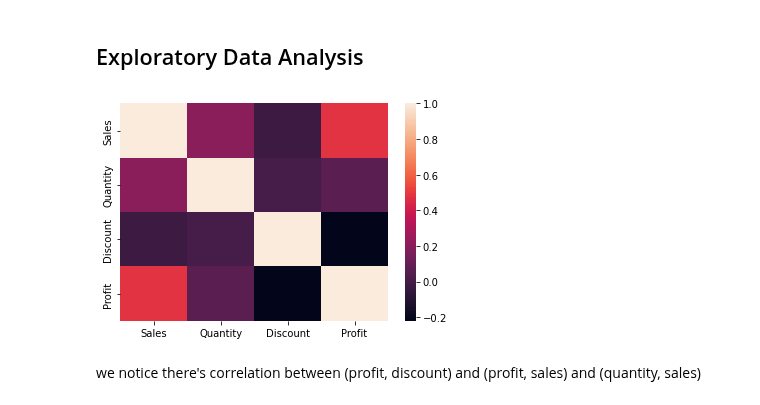
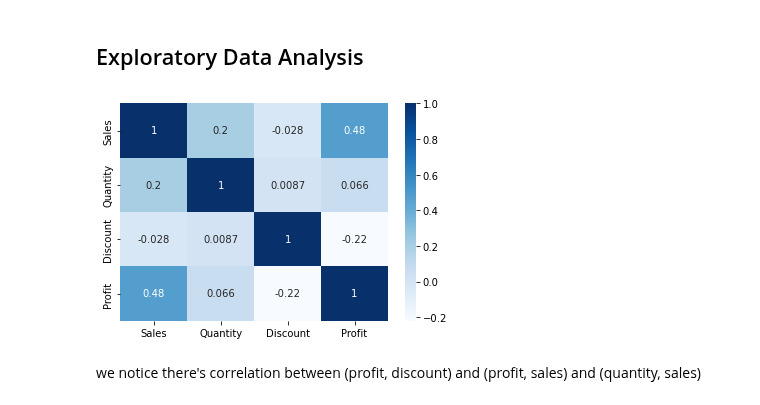
Before and after one commit to rakeshgem/Sample_super_store, a Jupyter notebook: Sample_super_store.ipynb, the cells around one changed output. Cells and saved outputs as stored; diff of their text form; code cells hidden in the pictures.

```diff
--- a/Sample_super_store.ipynb
+++ b/Sample_super_store.ipynb
@@ -105,9 +191,9 @@ df.head()
 ## Exploratory Data Analysis
 # %%
 # check correlation
-sns.heatmap(df.corr(), linecolor='w');
+sns.heatmap(df.corr(), cmap="Blues",annot=True);
 # %% [output]
-[figure, old version]
+[figure, new version]
 # %% [markdown]
 we notice there's correlation between (profit, discount) and (profit, sales) and (quantity, sales)
 # %% [markdown]
```
Also changed, not shown: parts of 26 cells of this notebook.
